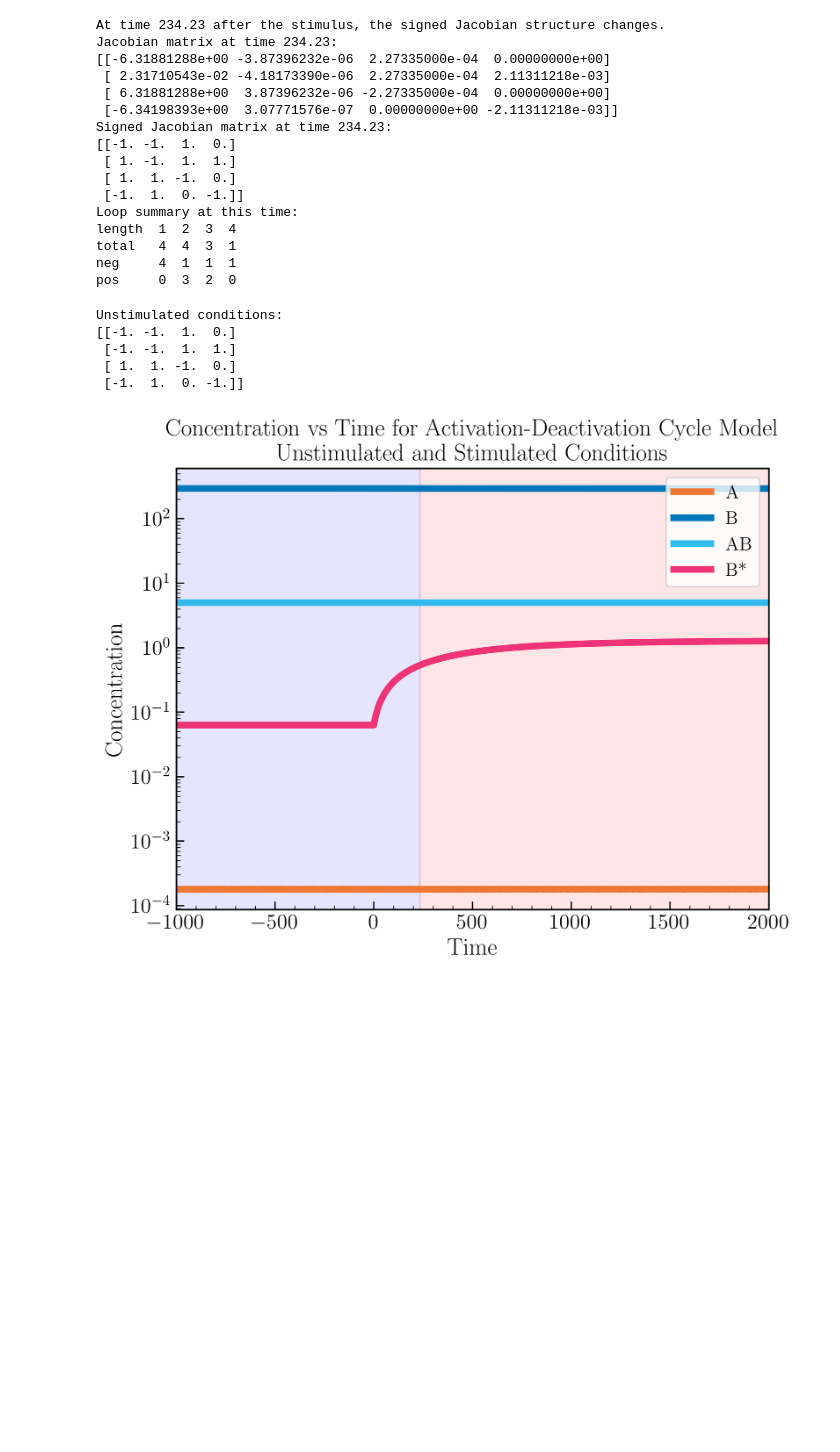
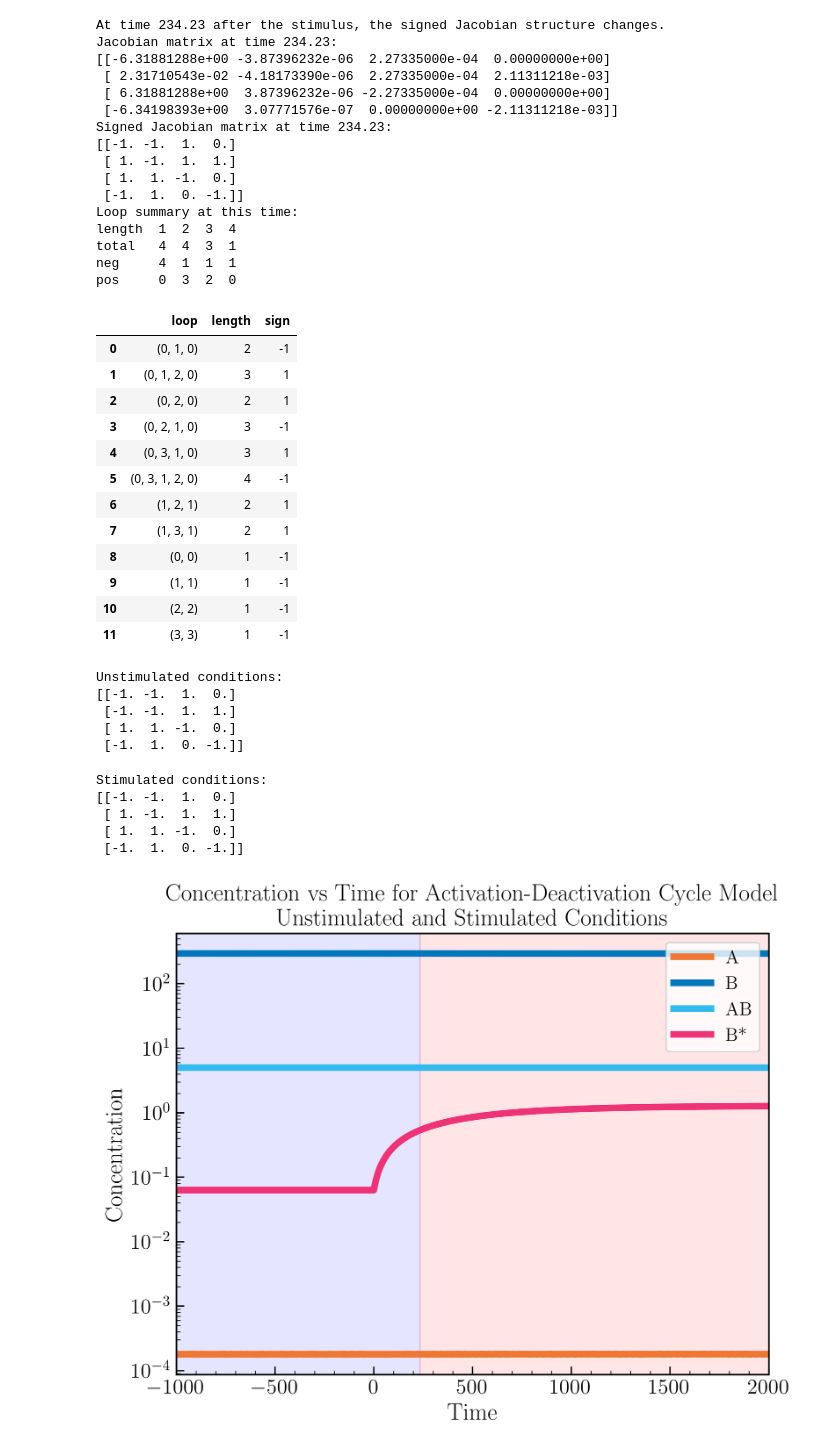
Before and after one commit to DILiS-lab/loopdetect, a Jupyter notebook: examples/model_3_complex_formation_extend.ipynb, the cells around one changed output. Cells and saved outputs as stored; diff of their text form; code cells hidden in the pictures; blank space fills up the shorter version.

```diff
--- a/examples/model_3_complex_formation_extend.ipynb
+++ b/examples/model_3_complex_formation_extend.ipynb
@@ -257,6 +257,22 @@ length  1  2  3  4
 total   4  4  3  1
 neg     4  1  1  1
 pos     0  3  2  0
+# %%
+loop_list_t
+# %% [output]
+|  | loop | length | sign |
+| 0 | (0, 1, 0) | 2 | -1 |
+| 1 | (0, 1, 2, 0) | 3 | 1 |
+| 2 | (0, 2, 0) | 2 | 1 |
+| 3 | (0, 2, 1, 0) | 3 | -1 |
+| 4 | (0, 3, 1, 0) | 3 | 1 |
+| 5 | (0, 3, 1, 2, 0) | 4 | -1 |
+| 6 | (1, 2, 1) | 2 | 1 |
+| 7 | (1, 3, 1) | 2 | 1 |
+| 8 | (0, 0) | 1 | -1 |
+| 9 | (1, 1) | 1 | -1 |
+| 10 | (2, 2) | 1 | -1 |
+| 11 | (3, 3) | 1 | -1 |
 # %%
 print("Unstimulated conditions:")
 print(signed_jacobian_un)
@@ -266,6 +282,15 @@ Unstimulated conditions:
  [-1. -1.  1.  1.]
  [ 1.  1. -1.  0.]
  [-1.  1.  0. -1.]]
+# %%
+print("Stimulated conditions:")
+print(signed_jacobian_t)
+# %% [output]
+Stimulated conditions:
+[[-1. -1.  1.  0.]
+ [ 1. -1.  1.  1.]
+ [ 1.  1. -1.  0.]
+ [-1.  1.  0. -1.]]
 # %%
 plt.figure(figsize=(8, 6))
 for i, c in enumerate(colors[:4]):
```
Also changed, not shown: 3 other files.
